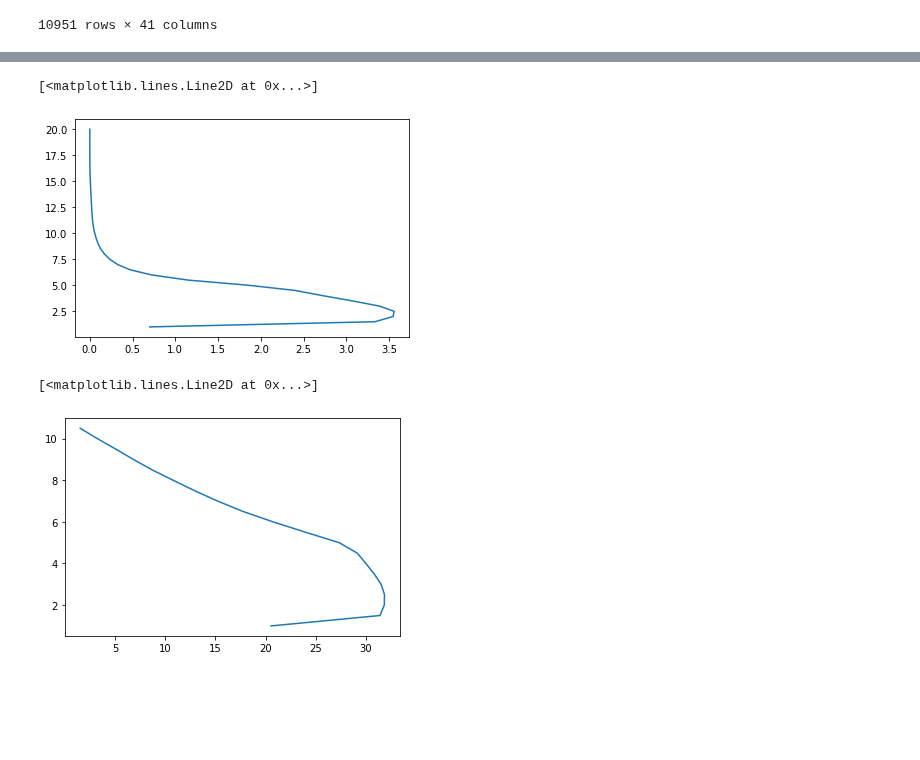
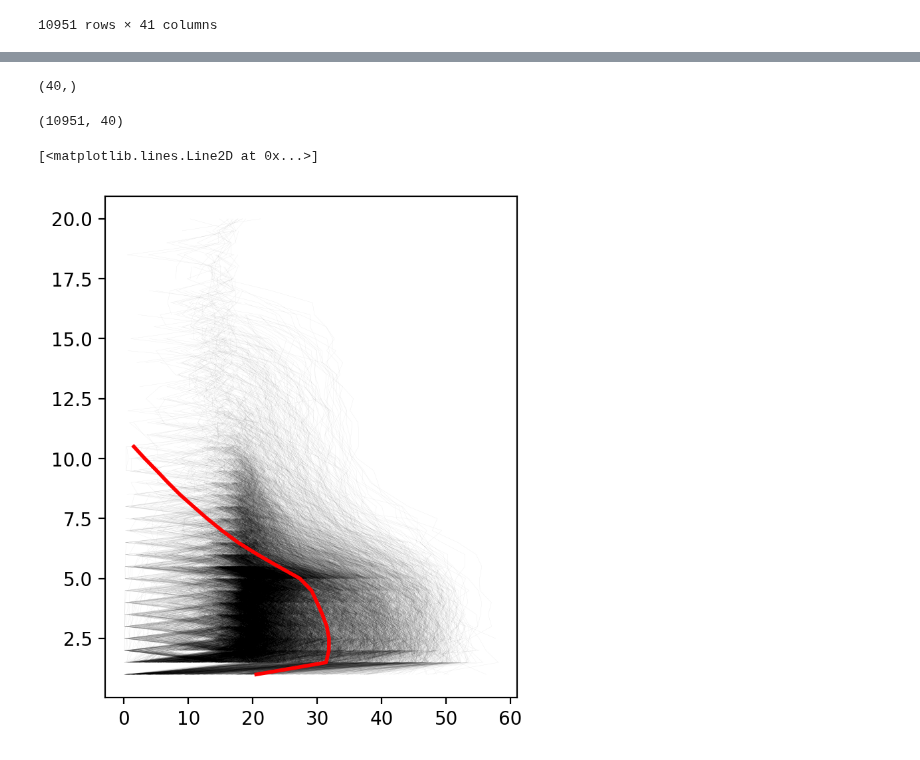
Before and after one commit to mhacarthur/PF_processing, a Jupyter notebook: jupyter/plot/Reflectivity_levels.ipynb, the cells around one changed output, grey strips where cells are left out. Saved outputs shown, nothing was run; the diff lists cells and outputs as text; code cells hidden in the pictures; blank space fills up the shorter version.

Commit message:
add profile levels in PF csv files

```diff
--- a/jupyter/plot/Reflectivity_levels.ipynb
+++ b/jupyter/plot/Reflectivity_levels.ipynb
@@ -84,8 +84,8 @@ dic_tmp
 | 10950 | NaN | NaN | NaN | 15.22 | 20.32 | 16.46 | 0.00 | 0.00 | 0.00 | 0.00 | ... | ... |
 10951 rows × 41 columns
 # %%
-salida = np.zeros((len(dic_tmp),40))
+salidaR = np.zeros((len(dic_tmp),40))
 
 for n in range(len(dic_tmp)):
     tmp = dic_tmp.loc[n][0:40].values
-    salida[n,:] = dbz2mm(tmp)
+    salidaR[n,:] = dbz2mm(tmp)
@@ -97,5 +91,0 @@ salida_mean.shape
-# %%
-plt.plot(salida_mean,levels)
-# %% [output]
-[<matplotlib.lines.Line2D at 0x...>]
-[figure, removed]
@@ -105,5 +92,25 @@ salida_mean_dbz[salida_mean_dbz<0] = np.nan
-# %%
-plt.plot(salida_mean_dbz,levels)
-# %% [output]
-[<matplotlib.lines.Line2D at 0x...>]
-[figure, removed]
+# %%
+R_mean = np.nanmean(salidaR, axis=0)
+dbz_mean = mm2dbz(R_mean)
+dbz_mean[dbz_mean<0] = np.nan
+dbz_mean.shape
+# %% [output]
+(40,)
+# %%
+salidadbz = np.zeros_like(salidaR)
+for n in range(len(salidaR)):
+    salidadbz[n,:] = mm2dbz(salidaR[n,:])
+
+salidadbz[salidadbz<=0] = np.nan
+salidadbz.shape
+# %% [output]
+(10951, 40)
+# %%
+fig = plt.figure(figsize=(4,5),dpi=200)
+for t in range(10951):
+    plt.plot(salidadbz[t,:],levels,linewidth=0.1,color='k',alpha=0.1)
+
+plt.plot(dbz_mean,levels,linewidth=2,color='r')
+# %% [output]
+[<matplotlib.lines.Line2D at 0x...>]
+[figure, added]
```
Also changed, not shown: parts of 2 cells of this notebook.
